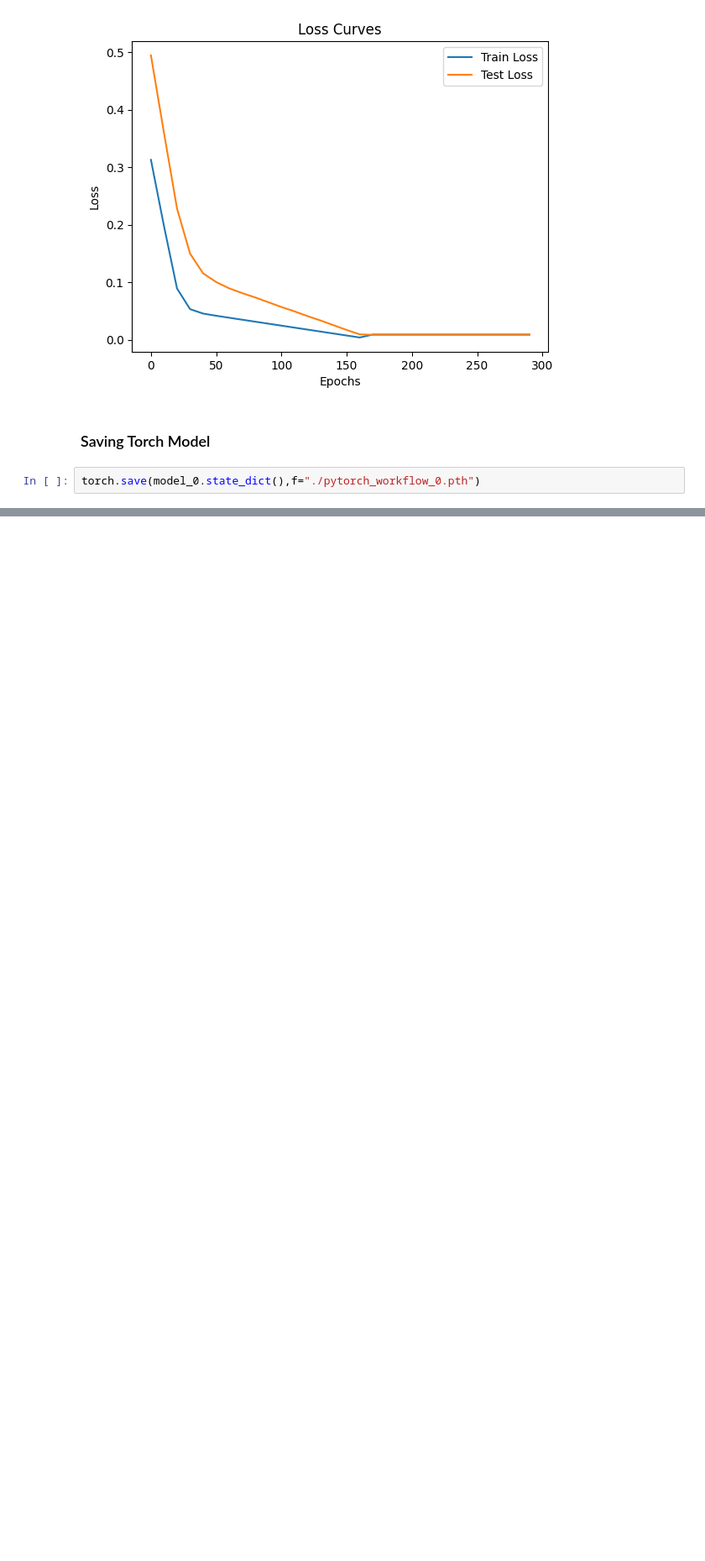
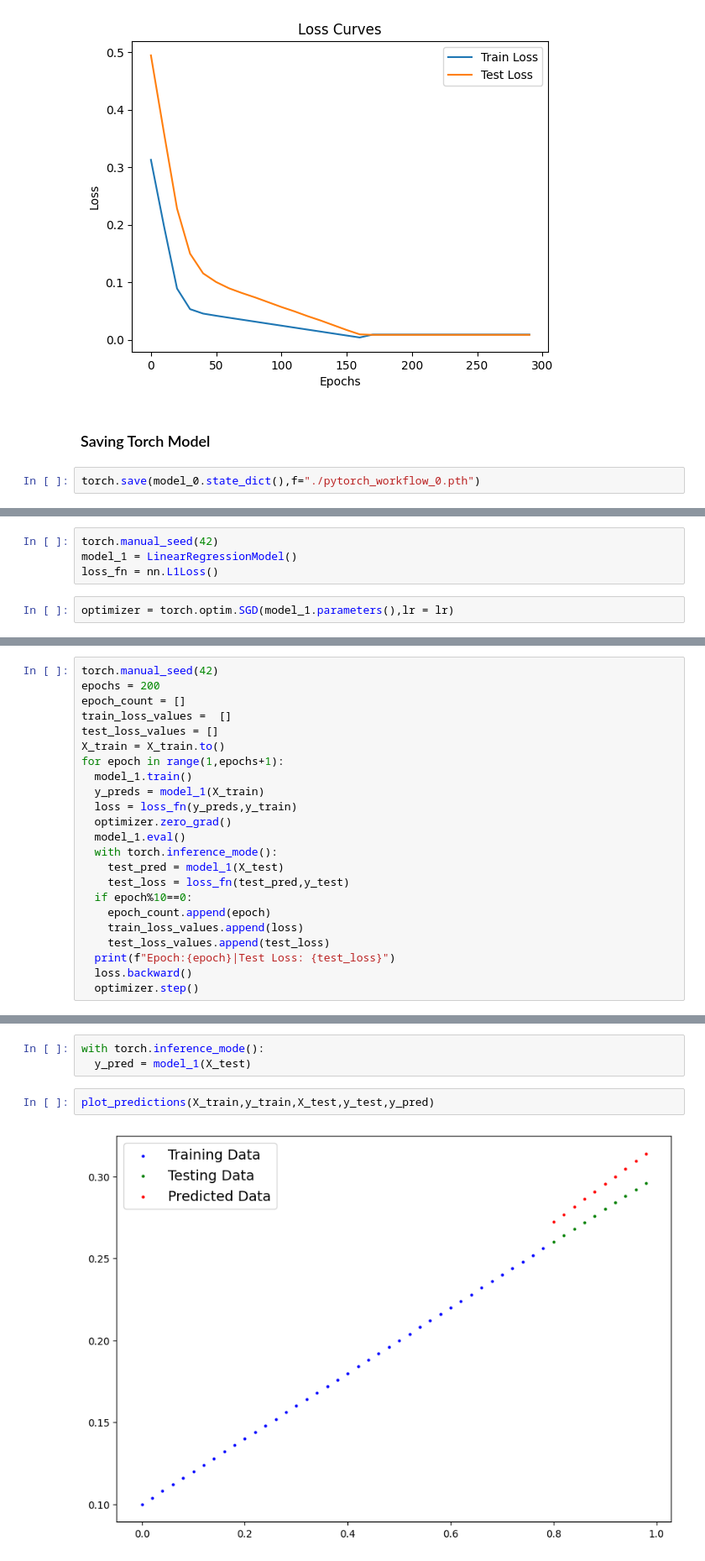
Before and after one commit to ShyamSundhar1411/My-ML-Notebooks, a Jupyter notebook: PyTorch/PyTorch_Workflow.ipynb, the cells around one changed output, grey strips where cells are left out. Shown at 84% size. Drawn from its saved outputs; the diff is of its cells as text; blank space fills up the shorter version.

Commit message:
Linear Regression

```diff
--- a/PyTorch/PyTorch_Workflow.ipynb
+++ b/PyTorch/PyTorch_Workflow.ipynb
@@ -161,0 +229,6 @@ torch.save(model_0.state_dict(),f="./pytorch_workflow_0.pth")
+# %%
+torch.manual_seed(42)
+model_1 = LinearRegressionModel()
+loss_fn = nn.L1Loss()
+# %%
+optimizer = torch.optim.SGD(model_1.parameters(),lr = lr)
@@ -161,0 +240,23 @@ torch.save(model_0.state_dict(),f="./pytorch_workflow_0.pth")
+# %%
+torch.manual_seed(42)
+epochs = 200
+epoch_count = []
+train_loss_values =  []
+test_loss_values = []
+X_train = X_train.to()
+for epoch in range(1,epochs+1):
+  model_1.train()
+  y_preds = model_1(X_train)
+  loss = loss_fn(y_preds,y_train)
+  optimizer.zero_grad()
+  model_1.eval()
+  with torch.inference_mode():
+    test_pred = model_1(X_test)
+    test_loss = loss_fn(test_pred,y_test)
+  if epoch%10==0:
+    epoch_count.append(epoch)
+    train_loss_values.append(loss)
+    test_loss_values.append(test_loss)
+  print(f"Epoch:{epoch}|Test Loss: {test_loss}")
+  loss.backward()
+  optimizer.step()
@@ -161,0 +281,7 @@ torch.save(model_0.state_dict(),f="./pytorch_workflow_0.pth")
+# %%
+with torch.inference_mode():
+  y_pred = model_1(X_test)
+# %%
+plot_predictions(X_train,y_train,X_test,y_test,y_pred)
+# %% [output]
+[figure, added]
```
Also changed, not shown: parts of 13 cells of this notebook.
